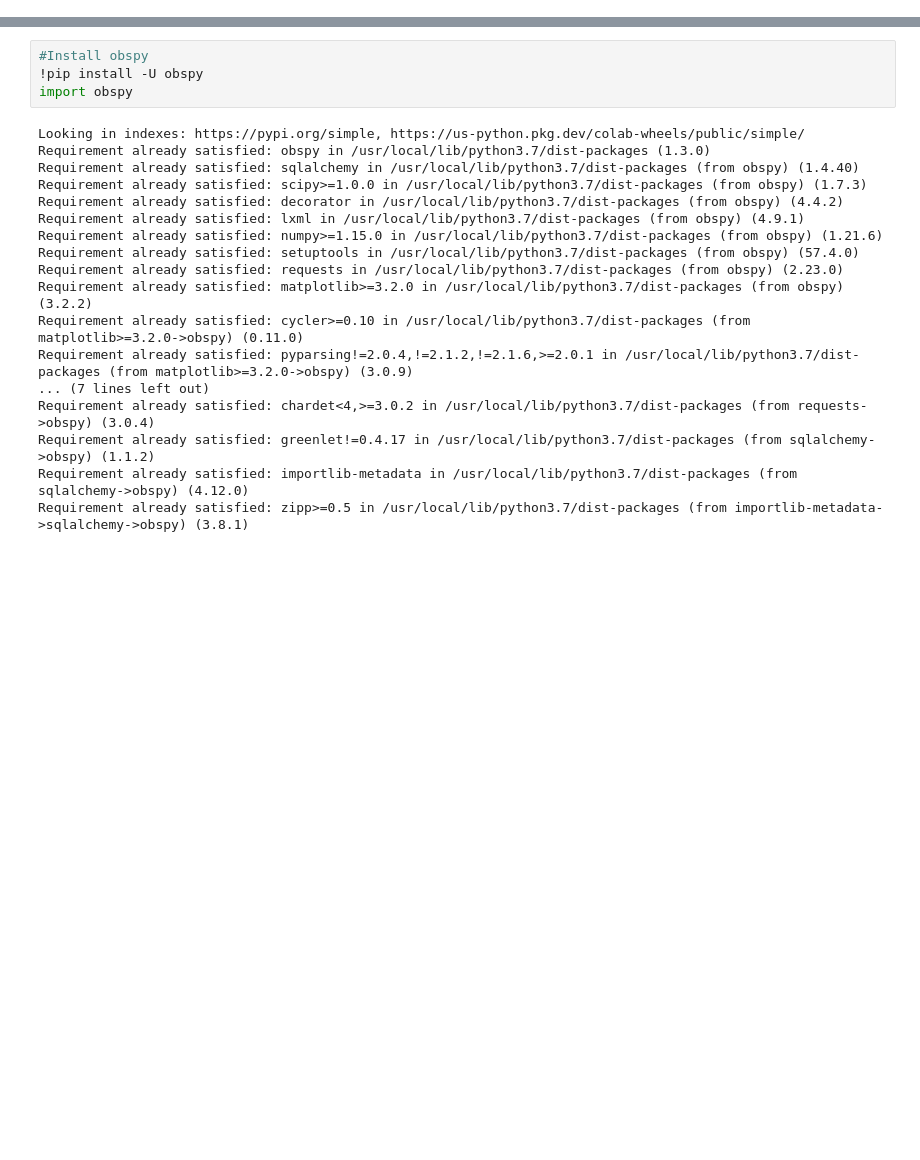
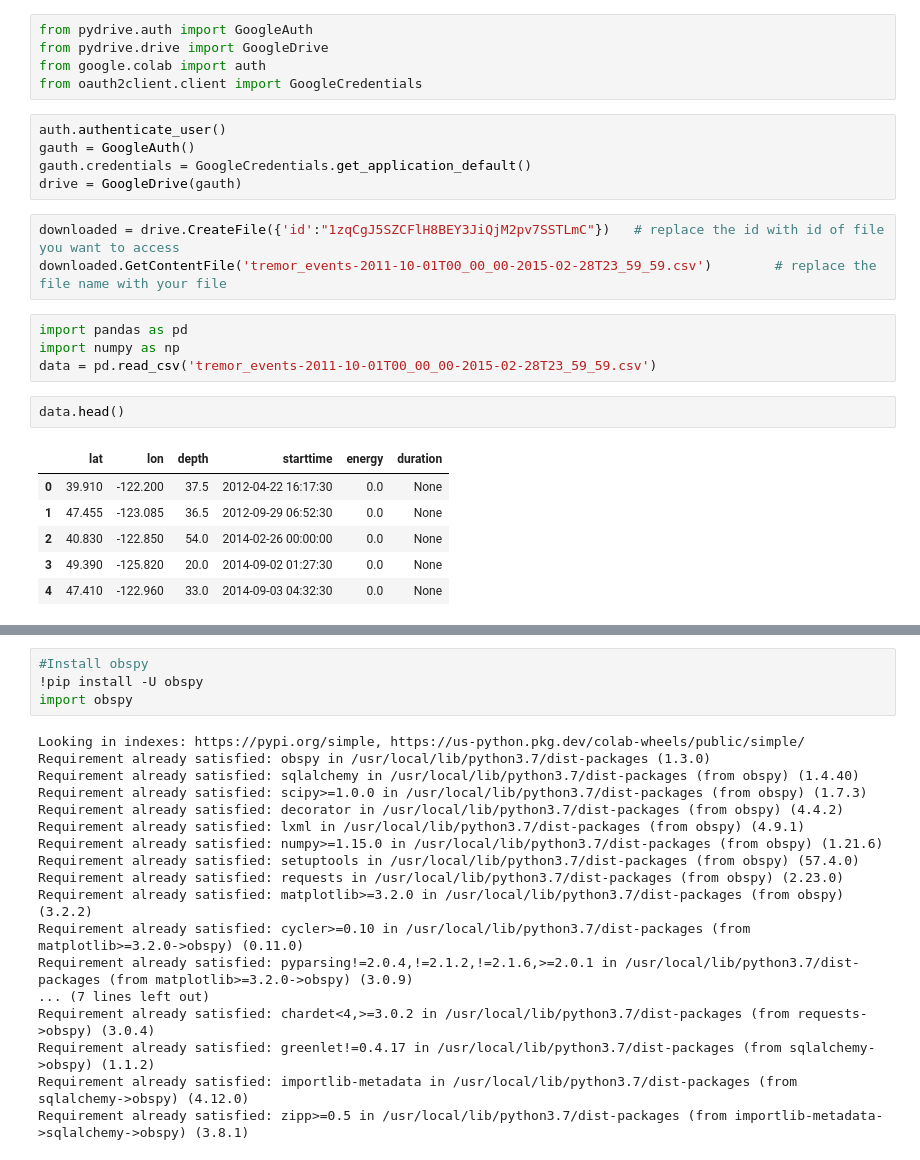
Before and after one commit to Prezii/Project, a Jupyter notebook: Waveform_Data.ipynb, the cells around one changed output, grey strips where cells are left out. Cells and saved outputs as stored; diff of their text form; blank space fills up the shorter version.

```diff
--- a/Waveform_Data.ipynb
+++ b/Waveform_Data.ipynb
@@ -2,0 +25,26 @@
+# %%
+from pydrive.auth import GoogleAuth
+from pydrive.drive import GoogleDrive
+from google.colab import auth
+from oauth2client.client import GoogleCredentials
+# %%
+auth.authenticate_user()
+gauth = GoogleAuth()
+gauth.credentials = GoogleCredentials.get_application_default()
+drive = GoogleDrive(gauth)
+# %%
+downloaded = drive.CreateFile({'id':"1zqCgJ5SZCFlH8BEY3JiQjM2pv7SSTLmC"})   # replace the id with id of file you want to access
+downloaded.GetContentFile('tremor_events-2011-10-01T00_00_00-2015-02-28T23_59_59.csv')        # replace the file name with your file
+# %%
+import pandas as pd
+import numpy as np
+data = pd.read_csv('tremor_events-2011-10-01T00_00_00-2015-02-28T23_59_59.csv')
+# %%
+data.head()
+# %% [output]
+|  | lat | lon | depth | starttime | energy | duration |
+| 0 | 39.910 | -122.200 | 37.5 | 2012-04-22 16:17:30 | 0.0 | None |
+| 1 | 47.455 | -123.085 | 36.5 | 2012-09-29 06:52:30 | 0.0 | None |
+| 2 | 40.830 | -122.850 | 54.0 | 2014-02-26 00:00:00 | 0.0 | None |
+| 3 | 49.390 | -125.820 | 20.0 | 2014-09-02 01:27:30 | 0.0 | None |
+| 4 | 47.410 | -122.960 | 33.0 | 2014-09-03 04:32:30 | 0.0 | None |
```
Also changed, not shown: parts of 6 cells of this notebook.
